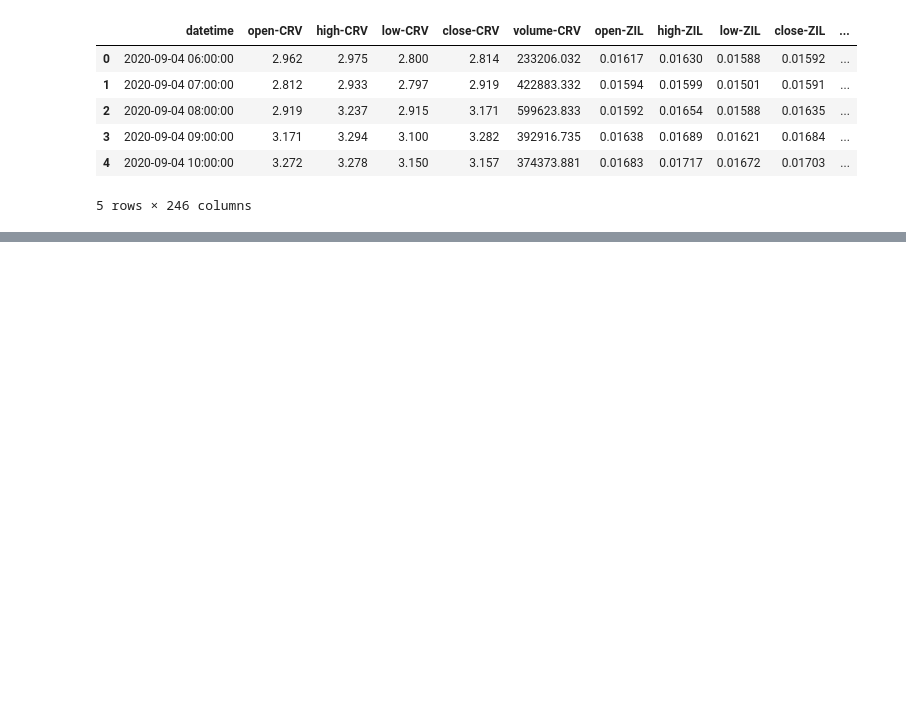
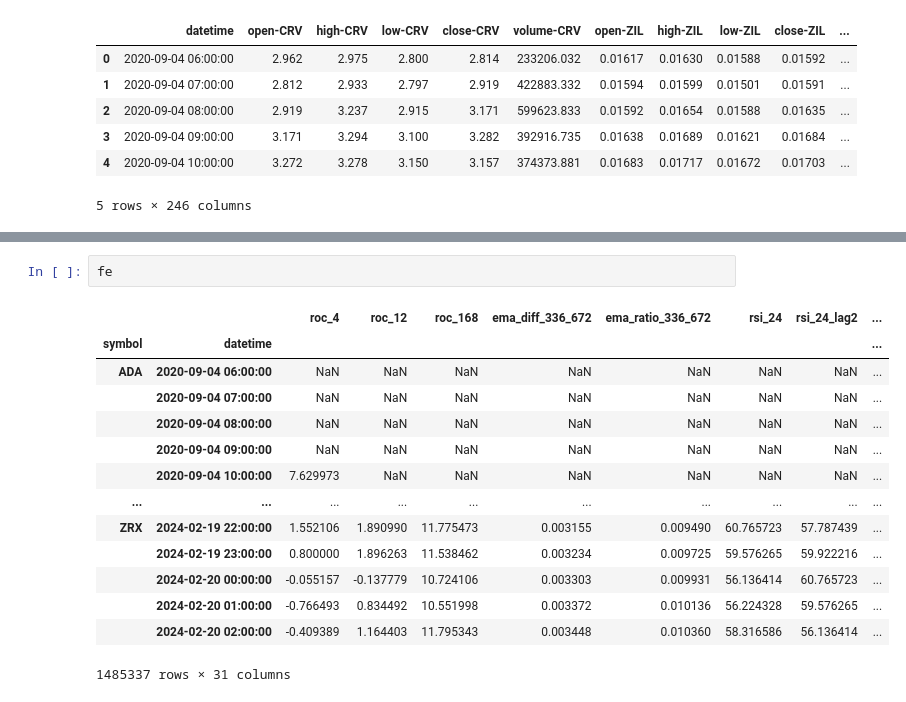
Before and after one commit to ZachMK25/252-group-presentation, a Jupyter notebook: Preprocessing.ipynb, the cells around one changed output, grey strips where cells are left out. Saved outputs shown, nothing was run; the diff lists cells and outputs as text; blank space fills up the shorter version.

```diff
--- a/Preprocessing.ipynb
+++ b/Preprocessing.ipynb
@@ -64,0 +195,17 @@ long.head()
+# %%
+fe
+# %% [output]
+|  |  | roc_4 | roc_12 | roc_168 | ema_diff_336_672 | ema_ratio_336_672 | rsi_24 | rsi_24_lag2 | ... |
+| symbol | datetime |  |  |  |  |  |  |  | ... |
+| ADA | 2020-09-04 06:00:00 | NaN | NaN | NaN | NaN | NaN | NaN | NaN | ... |
+|  | 2020-09-04 07:00:00 | NaN | NaN | NaN | NaN | NaN | NaN | NaN | ... |
+|  | 2020-09-04 08:00:00 | NaN | NaN | NaN | NaN | NaN | NaN | NaN | ... |
+|  | 2020-09-04 09:00:00 | NaN | NaN | NaN | NaN | NaN | NaN | NaN | ... |
+|  | 2020-09-04 10:00:00 | 7.629973 | NaN | NaN | NaN | NaN | NaN | NaN | ... |
+| ... | ... | ... | ... | ... | ... | ... | ... | ... | ... |
+| ZRX | 2024-02-19 22:00:00 | 1.552106 | 1.890990 | 11.775473 | 0.003155 | 0.009490 | 60.765723 | 57.787439 | ... |
+|  | 2024-02-19 23:00:00 | 0.800000 | 1.896263 | 11.538462 | 0.003234 | 0.009725 | 59.576265 | 59.922216 | ... |
+|  | 2024-02-20 00:00:00 | -0.055157 | -0.137779 | 10.724106 | 0.003303 | 0.009931 | 56.136414 | 60.765723 | ... |
+|  | 2024-02-20 01:00:00 | -0.766493 | 0.834492 | 10.551998 | 0.003372 | 0.010136 | 56.224328 | 59.576265 | ... |
+|  | 2024-02-20 02:00:00 | -0.409389 | 1.164403 | 11.795343 | 0.003448 | 0.010360 | 58.316586 | 56.136414 | ... |
+1485337 rows × 31 columns
```
Also changed, not shown: parts of 8 cells of this notebook.
